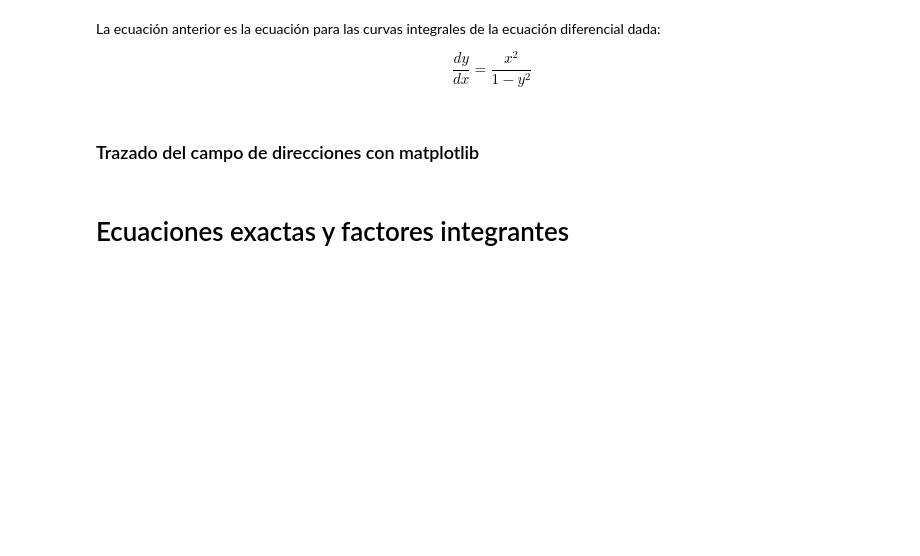
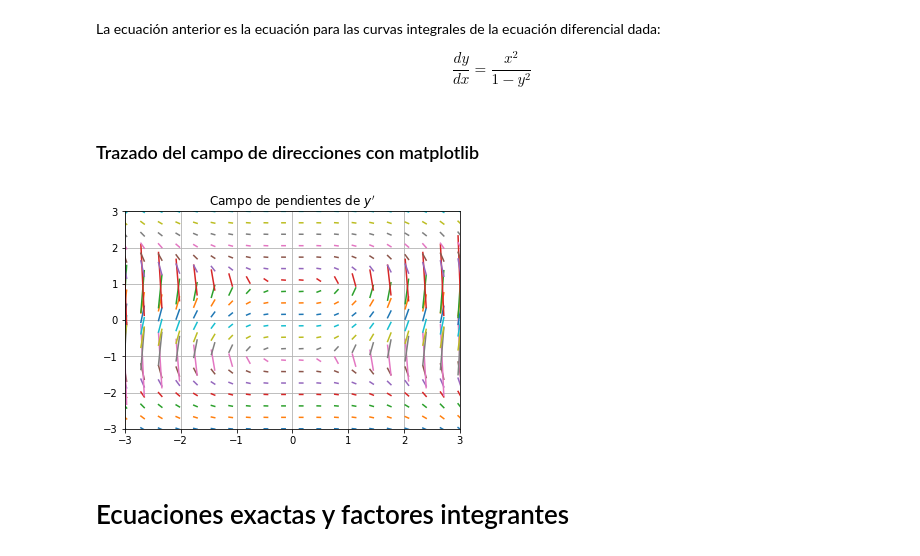
Before and after one commit to marco-canas/edo, a Jupyter notebook: clases/class_1/class_1_ODE.ipynb, the cells around one changed output. Drawn from its saved outputs; the diff is of its cells as text; code cells hidden in the pictures; blank space fills up the shorter version.

```diff
--- a/clases/class_1/class_1_ODE.ipynb
+++ b/clases/class_1/class_1_ODE.ipynb
@@ -273,29 +278,31 @@ $$ \frac{dy}{dx} = \frac{x^{2}}{1-y^{2}} $$
 # %%
 import numpy as np
 from matplotlib import pyplot as plt
 
 # Differential equation
 # diff = y'= x**2/(1-y**2)
 def diff(x,y):
     return (x**2)/(1-y**2)
 
 x = np.linspace(-3,3,20)
 y = np.linspace(-3,3,20)
 
 # use x,y
 for j in x:
     for k in y:
         slope = diff(j,k)
         domain = np.linspace(j-0.03,j+0.03,2)
         def fun(x1,y1):
             z = slope*(domain-x1)+y1
             return z
         plt.plot(domain,fun(j,k))
 
-plt.title(r"Slope field $y'$")
+plt.title(r"Campo de pendientes de $y'$")
 plt.axis([-3,3,-3,3])
 plt.grid(True)
 plt.show()
+# %% [output]
+[figure, added]
 # %% [markdown]
 # Ecuaciones exactas y factores integrantes
 # %% [markdown]
```
Also changed, not shown: parts of 9 cells of this notebook.
